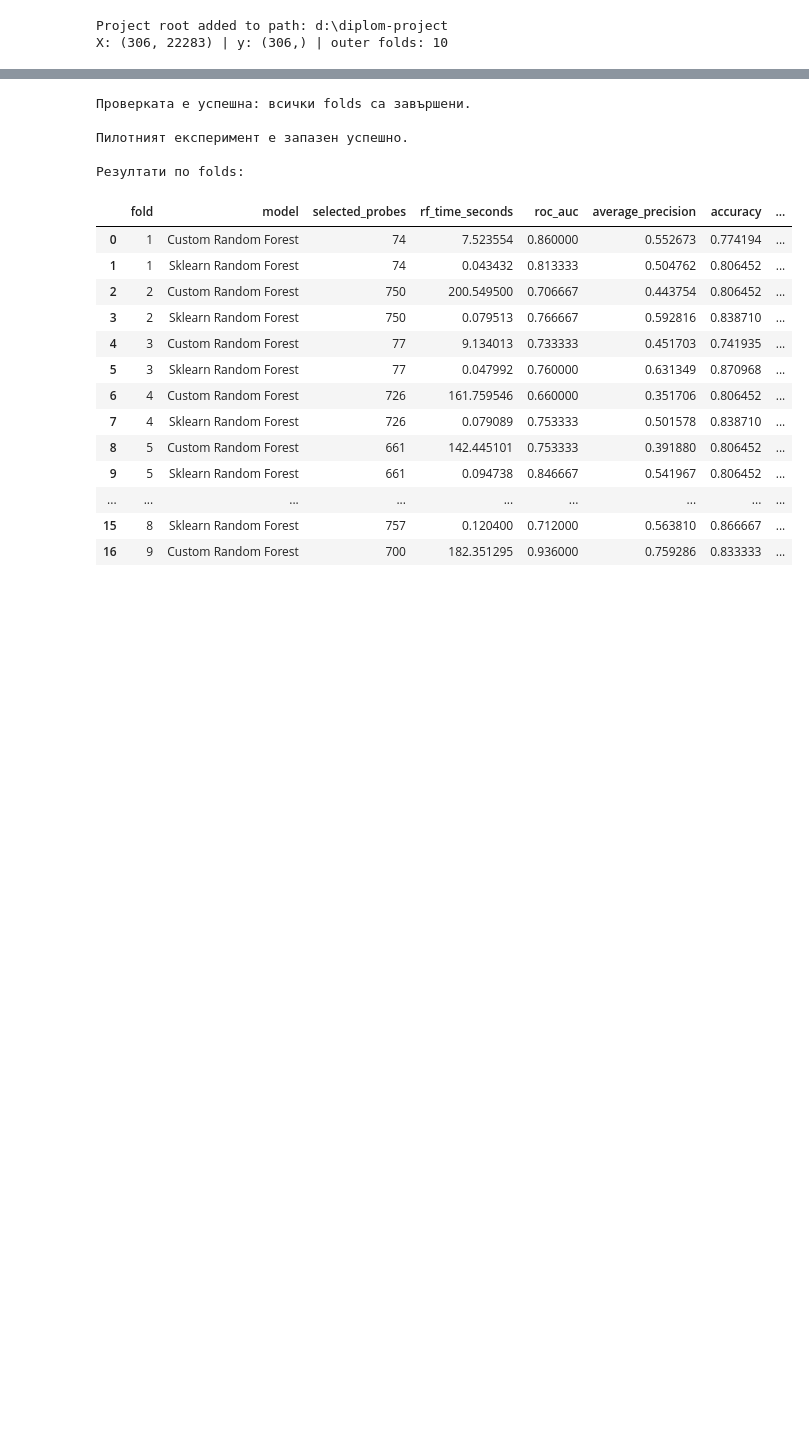
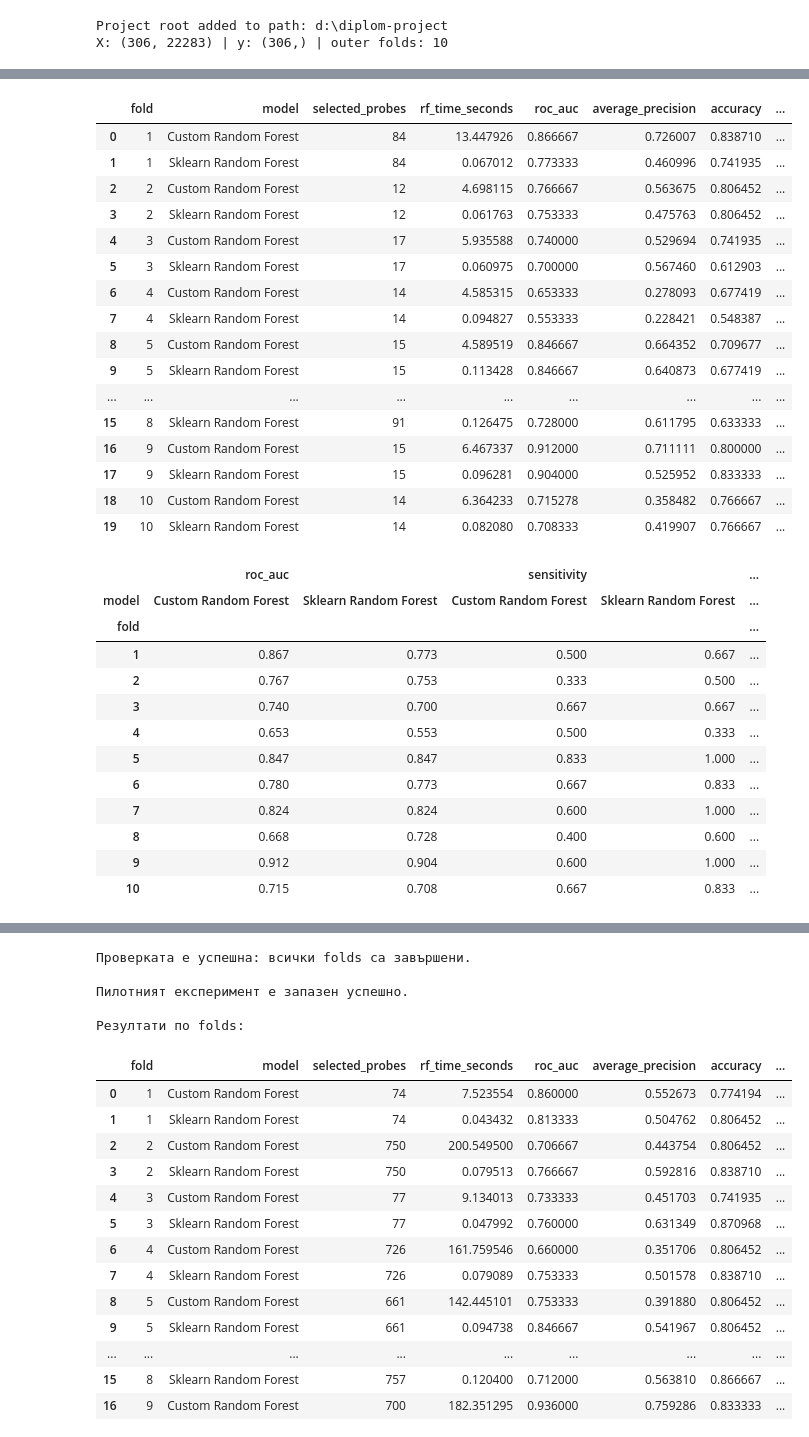
Before and after one commit to iborisova121222008/diplom-project, a Jupyter notebook: notebooks/04_lasso_custom_random_forest.ipynb, the cells around one changed output, grey strips where cells are left out. Saved outputs shown, nothing was run; the diff lists cells and outputs as text; code cells hidden in the pictures; blank space fills up the shorter version.

Commit message:
Custom RF final exteranl validation v1

```diff
--- a/notebooks/04_lasso_custom_random_forest.ipynb
+++ b/notebooks/04_lasso_custom_random_forest.ipynb
@@ -69,8 +69,7 @@ parameter_grid = {
         0.01,
         0.03,
         0.1,
-        0.3,
-        1.0
+        0.3
     ]
 }
 
@@ -99,11 +98,13 @@ from src.models.custom_random_forest import (
     build_forest,
     predict_forest
 )
+
 NUMBER_OF_TREES = 30
 MAX_DEPTH = 6
 MIN_SAMPLES_SPLIT = 5
+CLASSIFICATION_THRESHOLD = 0.30
+FOLDS_TO_RUN = 10
 
-FOLDS_TO_RUN = 10
 
 def calculate_metrics(y_true, y_pred, y_proba):
     tn, fp, fn, tp = confusion_matrix(y_true, y_pred, labels=[0, 1]).ravel()
@@ -162,11 +163,15 @@ for fold, (train_idx, val_idx) in enumerate(outer_splits, start=1):
     # --- Custom Random Forest ---
     t0 = time.time()
     forest = build_forest(
-        X_train_sel, y_train_arr,
-        number_of_trees=NUMBER_OF_TREES, max_depth=MAX_DEPTH,
-        min_samples_split=MIN_SAMPLES_SPLIT, random_state=RANDOM_STATE
-    )
-    custom_pred, custom_proba = predict_forest(forest, X_val_sel)
+    X_train_sel,
+    y_train_arr,
+    number_of_trees=NUMBER_OF_TREES,
+    max_depth=MAX_DEPTH,
+    min_samples_split=MIN_SAMPLES_SPLIT,
+    random_state=RANDOM_STATE + fold,
+    class_weight="balanced"
+)
+    custom_pred, custom_proba = predict_forest(forest, X_val_sel, classification_threshold=CLASSIFICATION_THRESHOLD)
     custom_time = time.time() - t0
 
     custom_oof_probability.loc[X_val.index] = custom_proba
@@ -180,13 +185,15 @@ for fold, (train_idx, val_idx) in enumerate(outer_splits, start=1):
     min_samples_split=MIN_SAMPLES_SPLIT,
     max_features="sqrt",
     bootstrap=True,
-    class_weight="balanced_subsample",
+    class_weight="balanced",
     random_state=RANDOM_STATE + fold,
     n_jobs=-1
 )
     sk_model.fit(X_train_sel, y_train_arr)
     sklearn_proba = sk_model.predict_proba(X_val_sel)[:, 1]
-    sklearn_pred = sk_model.predict(X_val_sel)
+    sklearn_pred = (
+    sklearn_proba >= CLASSIFICATION_THRESHOLD
+).astype(int)
     sklearn_time = time.time() - t0
 
     sklearn_oof_probability.loc[X_val.index] = sklearn_proba
@@ -378,0 +304,42 @@ Sklearn ROC-AUC=0.681 | Sensitivity=0.000 | 0.1s
+# %%
+fold_results = pd.DataFrame(fold_records)
+display(fold_results)
+
+comparison_table = (
+    fold_results
+    .pivot(index="fold", columns="model", values=["roc_auc", "sensitivity", "specificity", "rf_time_seconds"])
+    .round(3)
+)
+
+display(comparison_table)
+# %% [output]
+|  | fold | model | selected_probes | rf_time_seconds | roc_auc | average_precision | accuracy | ... |
+| 0 | 1 | Custom Random Forest | 84 | 13.447926 | 0.866667 | 0.726007 | 0.838710 | ... |
+| 1 | 1 | Sklearn Random Forest | 84 | 0.067012 | 0.773333 | 0.460996 | 0.741935 | ... |
+| 2 | 2 | Custom Random Forest | 12 | 4.698115 | 0.766667 | 0.563675 | 0.806452 | ... |
+| 3 | 2 | Sklearn Random Forest | 12 | 0.061763 | 0.753333 | 0.475763 | 0.806452 | ... |
+| 4 | 3 | Custom Random Forest | 17 | 5.935588 | 0.740000 | 0.529694 | 0.741935 | ... |
+| 5 | 3 | Sklearn Random Forest | 17 | 0.060975 | 0.700000 | 0.567460 | 0.612903 | ... |
+| 6 | 4 | Custom Random Forest | 14 | 4.585315 | 0.653333 | 0.278093 | 0.677419 | ... |
+| 7 | 4 | Sklearn Random Forest | 14 | 0.094827 | 0.553333 | 0.228421 | 0.548387 | ... |
+| 8 | 5 | Custom Random Forest | 15 | 4.589519 | 0.846667 | 0.664352 | 0.709677 | ... |
+| 9 | 5 | Sklearn Random Forest | 15 | 0.113428 | 0.846667 | 0.640873 | 0.677419 | ... |
+| ... | ... | ... | ... | ... | ... | ... | ... | ... |
+| 15 | 8 | Sklearn Random Forest | 91 | 0.126475 | 0.728000 | 0.611795 | 0.633333 | ... |
+| 16 | 9 | Custom Random Forest | 15 | 6.467337 | 0.912000 | 0.711111 | 0.800000 | ... |
+| 17 | 9 | Sklearn Random Forest | 15 | 0.096281 | 0.904000 | 0.525952 | 0.833333 | ... |
+| 18 | 10 | Custom Random Forest | 14 | 6.364233 | 0.715278 | 0.358482 | 0.766667 | ... |
+| 19 | 10 | Sklearn Random Forest | 14 | 0.082080 | 0.708333 | 0.419907 | 0.766667 | ... |
+|  | roc_auc |  | sensitivity |  | ... |
+| model | Custom Random Forest | Sklearn Random Forest | Custom Random Forest | Sklearn Random Forest | ... |
+| fold |  |  |  |  | ... |
+| 1 | 0.867 | 0.773 | 0.500 | 0.667 | ... |
+| 2 | 0.767 | 0.753 | 0.333 | 0.500 | ... |
+| 3 | 0.740 | 0.700 | 0.667 | 0.667 | ... |
+| 4 | 0.653 | 0.553 | 0.500 | 0.333 | ... |
+| 5 | 0.847 | 0.847 | 0.833 | 1.000 | ... |
+| 6 | 0.780 | 0.773 | 0.667 | 0.833 | ... |
+| 7 | 0.824 | 0.824 | 0.600 | 1.000 | ... |
+| 8 | 0.668 | 0.728 | 0.400 | 0.600 | ... |
+| 9 | 0.912 | 0.904 | 0.600 | 1.000 | ... |
+| 10 | 0.715 | 0.708 | 0.667 | 0.833 | ... |
```
Also changed, not shown: parts of 8 cells of this notebook, 20 other files.
